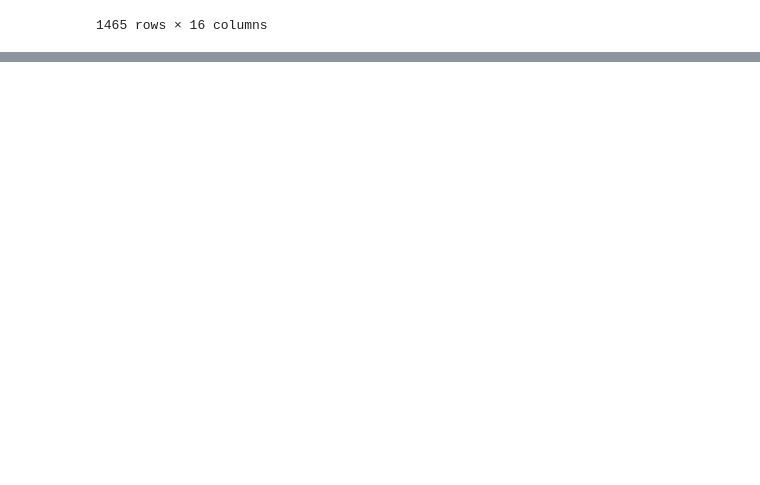
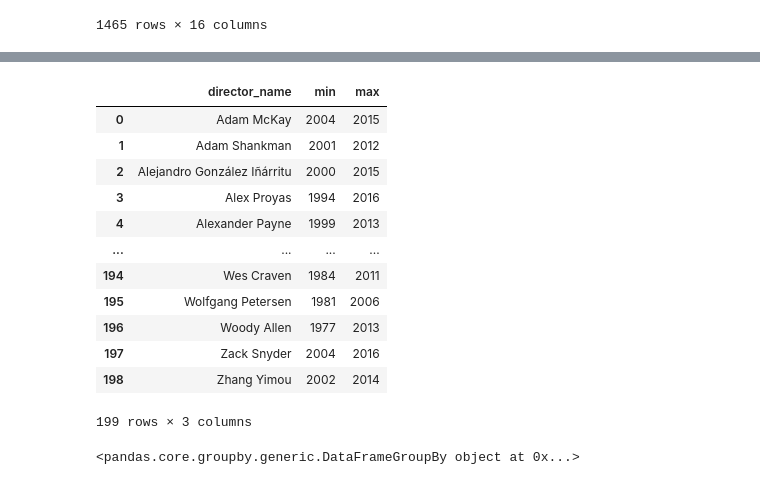
Before and after one commit to shivraj7/scalar, a Jupyter notebook: Pandas3.ipynb, the cells around one changed output, grey strips where cells are left out. Cells and saved outputs as stored; diff of their text form; code cells hidden in the pictures; blank space fills up the shorter version.

```diff
--- a/Pandas3.ipynb
+++ b/Pandas3.ipynb
@@ -369,0 +546,4 @@ data.head()
+# %%
+# getting first and last year of director(applying more than one function i.e. min and max)
+result = data.groupby('director_name')['year'].aggregate(['min','max'])
+result
@@ -369,0 +565,22 @@ data.head()
+# %%
+result.reset_index()
+# %% [output]
+|  | director_name | min | max |
+| 0 | Adam McKay | 2004 | 2015 |
+| 1 | Adam Shankman | 2001 | 2012 |
+| 2 | Alejandro González Iñárritu | 2000 | 2015 |
+| 3 | Alex Proyas | 1994 | 2016 |
+| 4 | Alexander Payne | 1999 | 2013 |
+| ... | ... | ... | ... |
+| 194 | Wes Craven | 1984 | 2011 |
+| 195 | Wolfgang Petersen | 1981 | 2006 |
+| 196 | Woody Allen | 1977 | 2013 |
+| 197 | Zack Snyder | 2004 | 2016 |
+| 198 | Zhang Yimou | 2002 | 2014 |
+199 rows × 3 columns
+# %%
+#groupby of more than 1 col
+result = data.groupby(by =['director_name', 'year'])
+result
+# %% [output]
+<pandas.core.groupby.generic.DataFrameGroupBy object at 0x...>
```
Also changed, not shown: parts of 21 cells of this notebook.
